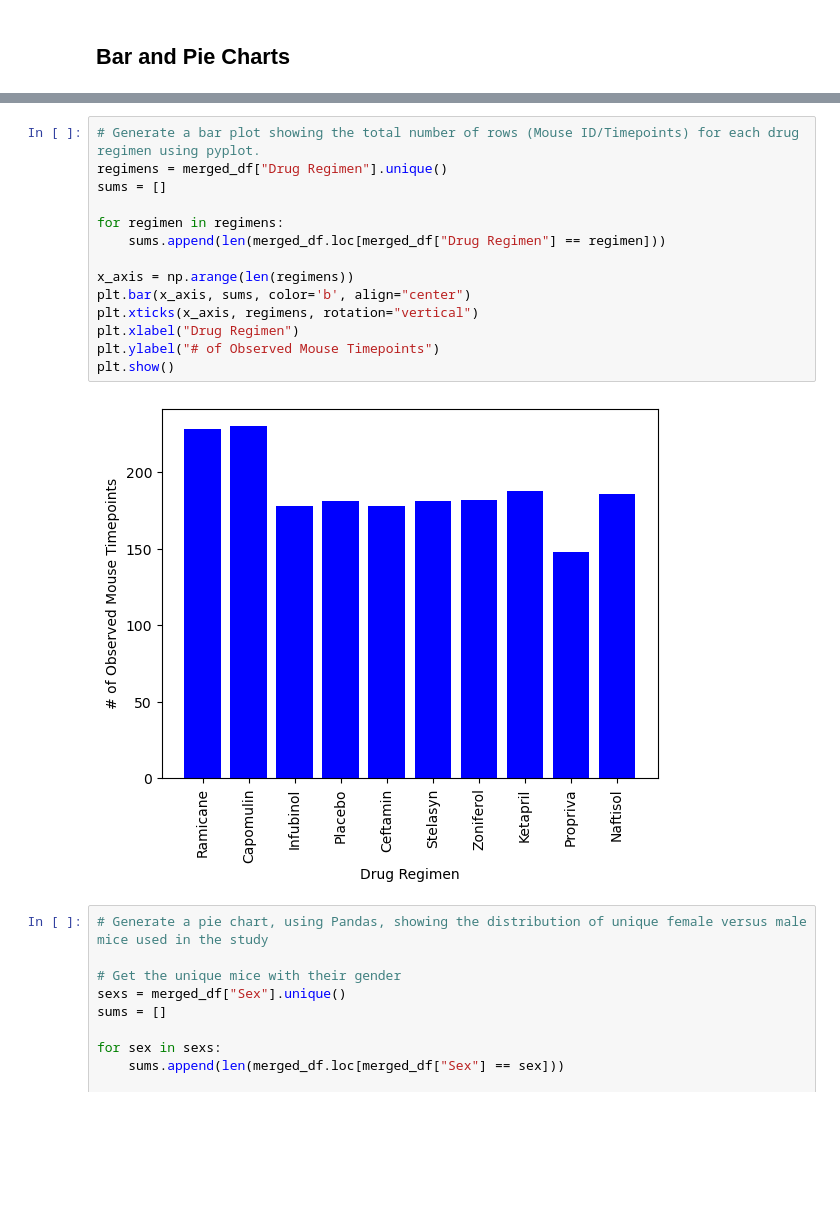
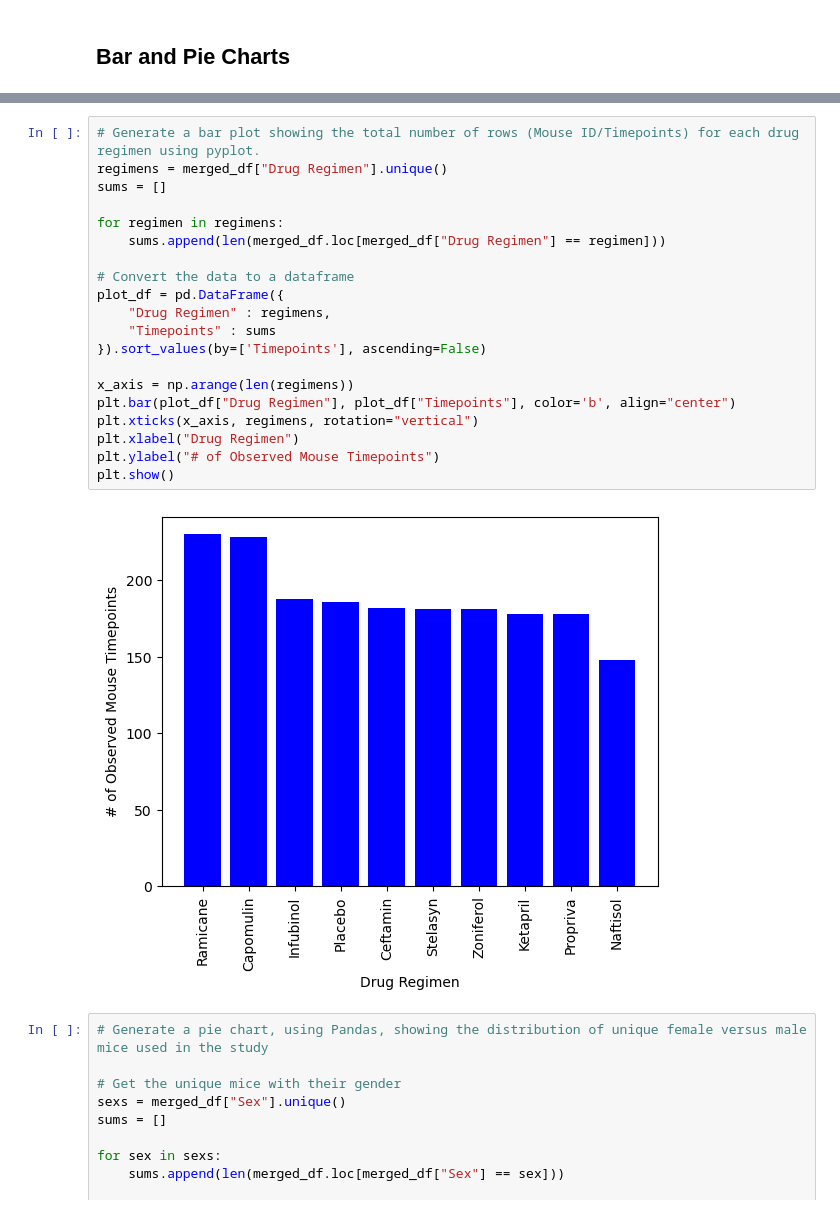
Before and after one commit to willplais/matplot-challenge, a Jupyter notebook: Pymaceuticals/pymaceuticals.ipynb, the cells around one changed output, grey strips where cells are left out. Drawn from its saved outputs; the diff is of its cells as text; blank space fills up the shorter version.

Commit message:
sort values

```diff
--- a/Pymaceuticals/pymaceuticals.ipynb
+++ b/Pymaceuticals/pymaceuticals.ipynb
@@ -204,19 +204,25 @@ plt.show()
 # %%
 # Generate a bar plot showing the total number of rows (Mouse ID/Timepoints) for each drug regimen using pyplot.
 regimens = merged_df["Drug Regimen"].unique()
 sums = []
 
 for regimen in regimens:
     sums.append(len(merged_df.loc[merged_df["Drug Regimen"] == regimen]))
 
+# Convert the data to a dataframe
+plot_df = pd.DataFrame({
+    "Drug Regimen" : regimens,
+    "Timepoints" : sums
+}).sort_values(by=['Timepoints'], ascending=False)
+
 x_axis = np.arange(len(regimens))
-plt.bar(x_axis, sums, color='b', align="center")
+plt.bar(plot_df["Drug Regimen"], plot_df["Timepoints"], color='b', align="center")
 plt.xticks(x_axis, regimens, rotation="vertical")
 plt.xlabel("Drug Regimen")
 plt.ylabel("# of Observed Mouse Timepoints")
 plt.show()
 # %% [output]
-[figure, old version]
+[figure, new version]
 # %%
 # Generate a pie chart, using Pandas, showing the distribution of unique female versus male mice used in the study
 
```
Also changed, not shown: parts of 1 cell of this notebook.
